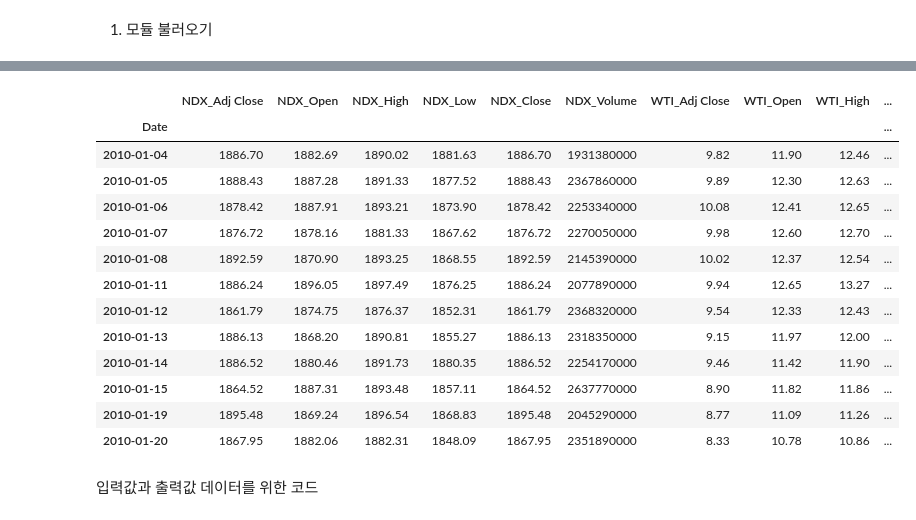
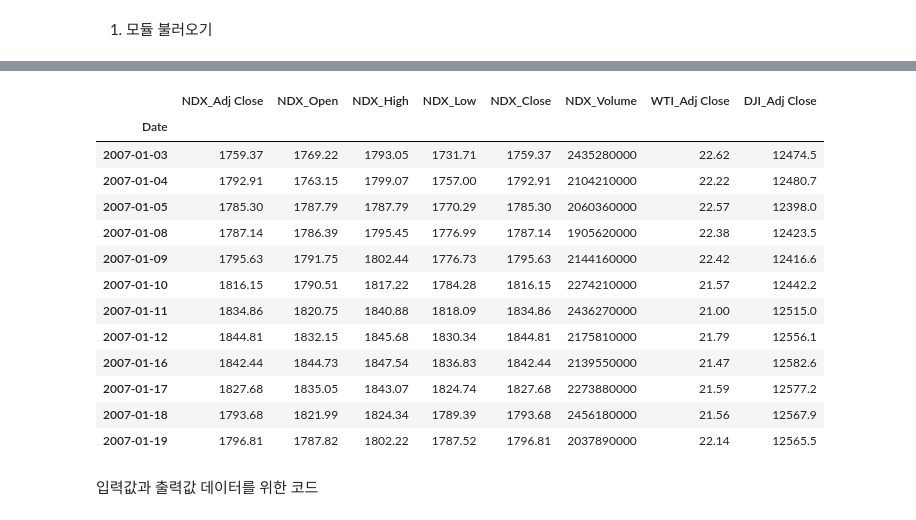
Before and after one commit to blackgreenc/AI, a Jupyter notebook: index_prediction.ipynb, the cells around one changed output, grey strips where cells are left out. Saved outputs shown, nothing was run; the diff lists cells and outputs as text; code cells hidden in the pictures.

```diff
--- a/index_prediction.ipynb
+++ b/index_prediction.ipynb
@@ -28,0 +62,16 @@ Successfully installed lxml-4.6.3 yfinance-0.1.63
+# %%
+# 금값
+DJI  = yf.download('DJI',
+                     start = '2007-01-01',
+                     end = '2021-10-05',
+                     progress = False)
+
+DJI_data = DJI[['Adj Close', 'Open', 'High', 'Low', "Close","Volume"]].round(2)
+DJI_data.rename(columns={'Adj Close':'DJI_Adj Close', 'Open':'DJI_Open', 'High':'DJI_High', 'Low':'DJI_Low', 'Close':'DJI_Close', 'Volume':'DJI_Volume' }, inplace=True)
+
+
+print("There are" + str(DJI_data[:"2007"].shape[0]) + "observations in the training data")
+print("There are" + str(DJI_data[:"2021"].shape[0]) + "observations in the test data")
+
+DJI_data['DJI_Adj Close'].plot()
+DJI_data.head(10)
@@ -29,13 +94,16 @@ Successfully installed lxml-4.6.3 yfinance-0.1.63
 # %%
-#아마존
-#AMZN = yf.download('AMZN',
-#                     start = '2000-01-01',
-#                     end = '2021-1-05',
-#                     progress = False)
-#
-#AMZN_data = AMZN[['Adj Close', 'Open', 'High', 'Low', "Close","Volume"]].round(2)
-#AMZN_data.head(15)
-#
-#print("There are" + str(AMZN_data[:"2000"].shape[0]) + "observations in the training data")
-#print("There are" + str(AMZN_data[:"2021"].shape[0]) + "observations in the training data")
-#AMZN_data['Adj Close'].plot()
+# 기름
+WTI  = yf.download('WTI',
+                     start = '2007-01-01',
+                     end = '2021-10-05',
+                     progress = False)
+
+WTI_data = WTI[['Adj Close', 'Open', 'High', 'Low', "Close","Volume"]].round(2)
+WTI_data.rename(columns={'Adj Close':'WTI_Adj Close', 'Open':'WTI_Open', 'High':'WTI_High', 'Low':'WTI_Low', 'Close':'WTI_Close', 'Volume':'WTI_Volume' }, inplace=True)
+
+
+print("There are" + str(WTI_data[:"2007"].shape[0]) + "observations in the training data")
+print("There are" + str(WTI_data[:"2021"].shape[0]) + "observations in the training data")
+
+WTI_data['WTI_Adj Close'].plot()
+WTI_data.head(10)
@@ -139,21 +126,21 @@ There are2959observations in the training data
 # %%
-all_data = pd.concat([ NDX_data, WTI_data, GOLD_data], axis=1)
+all_data = pd.concat([ NDX_data, WTI_data['WTI_Adj Close'], DJI_data['DJI_Adj Close']], axis=1)
 all_data.head(12)
 # %% [output]
-|  | NDX_Adj Close | NDX_Open | NDX_High | NDX_Low | NDX_Close | NDX_Volume | WTI_Adj Close | WTI_Open | WTI_High | ... |
-| Date |  |  |  |  |  |  |  |  |  | ... |
-| 2010-01-04 | 1886.70 | 1882.69 | 1890.02 | 1881.63 | 1886.70 | 1931380000 | 9.82 | 11.90 | 12.46 | ... |
-| 2010-01-05 | 1888.43 | 1887.28 | 1891.33 | 1877.52 | 1888.43 | 2367860000 | 9.89 | 12.30 | 12.63 | ... |
-| 2010-01-06 | 1878.42 | 1887.91 | 1893.21 | 1873.90 | 1878.42 | 2253340000 | 10.08 | 12.41 | 12.65 | ... |
-| 2010-01-07 | 1876.72 | 1878.16 | 1881.33 | 1867.62 | 1876.72 | 2270050000 | 9.98 | 12.60 | 12.70 | ... |
-| 2010-01-08 | 1892.59 | 1870.90 | 1893.25 | 1868.55 | 1892.59 | 2145390000 | 10.02 | 12.37 | 12.54 | ... |
-| 2010-01-11 | 1886.24 | 1896.05 | 1897.49 | 1876.25 | 1886.24 | 2077890000 | 9.94 | 12.65 | 13.27 | ... |
-| 2010-01-12 | 1861.79 | 1874.75 | 1876.37 | 1852.31 | 1861.79 | 2368320000 | 9.54 | 12.33 | 12.43 | ... |
-| 2010-01-13 | 1886.13 | 1868.20 | 1890.81 | 1855.27 | 1886.13 | 2318350000 | 9.15 | 11.97 | 12.00 | ... |
-| 2010-01-14 | 1886.52 | 1880.46 | 1891.73 | 1880.35 | 1886.52 | 2254170000 | 9.46 | 11.42 | 11.90 | ... |
-| 2010-01-15 | 1864.52 | 1887.31 | 1893.48 | 1857.11 | 1864.52 | 2637770000 | 8.90 | 11.82 | 11.86 | ... |
-| 2010-01-19 | 1895.48 | 1869.24 | 1896.54 | 1868.83 | 1895.48 | 2045290000 | 8.77 | 11.09 | 11.26 | ... |
-| 2010-01-20 | 1867.95 | 1882.06 | 1882.31 | 1848.09 | 1867.95 | 2351890000 | 8.33 | 10.78 | 10.86 | ... |
+|  | NDX_Adj Close | NDX_Open | NDX_High | NDX_Low | NDX_Close | NDX_Volume | WTI_Adj Close | DJI_Adj Close |
+| Date |  |  |  |  |  |  |  |  |
+| 2007-01-03 | 1759.37 | 1769.22 | 1793.05 | 1731.71 | 1759.37 | 2435280000 | 22.62 | 12474.5 |
+| 2007-01-04 | 1792.91 | 1763.15 | 1799.07 | 1757.00 | 1792.91 | 2104210000 | 22.22 | 12480.7 |
+| 2007-01-05 | 1785.30 | 1787.79 | 1787.79 | 1770.29 | 1785.30 | 2060360000 | 22.57 | 12398.0 |
+| 2007-01-08 | 1787.14 | 1786.39 | 1795.45 | 1776.99 | 1787.14 | 1905620000 | 22.38 | 12423.5 |
+| 2007-01-09 | 1795.63 | 1791.75 | 1802.44 | 1776.73 | 1795.63 | 2144160000 | 22.42 | 12416.6 |
+| 2007-01-10 | 1816.15 | 1790.51 | 1817.22 | 1784.28 | 1816.15 | 2274210000 | 21.57 | 12442.2 |
+| 2007-01-11 | 1834.86 | 1820.75 | 1840.88 | 1818.09 | 1834.86 | 2436270000 | 21.00 | 12515.0 |
+| 2007-01-12 | 1844.81 | 1832.15 | 1845.68 | 1830.34 | 1844.81 | 2175810000 | 21.79 | 12556.1 |
+| 2007-01-16 | 1842.44 | 1844.73 | 1847.54 | 1836.83 | 1842.44 | 2139550000 | 21.47 | 12582.6 |
+| 2007-01-17 | 1827.68 | 1835.05 | 1843.07 | 1824.74 | 1827.68 | 2273880000 | 21.59 | 12577.2 |
+| 2007-01-18 | 1793.68 | 1821.99 | 1824.34 | 1789.39 | 1793.68 | 2456180000 | 21.56 | 12567.9 |
+| 2007-01-19 | 1796.81 | 1787.82 | 1802.22 | 1787.52 | 1796.81 | 2037890000 | 22.14 | 12565.5 |
 # %%
 #all_Adj_data = pd.concat([NDX_data['NDX_Adj Close'], GOLD_data['GOLD_Adj Close'],WTI_data['WTI_Adj Close']], axis = 1)
 #all_Adj_data.head()
```
Also changed, not shown: parts of 17 cells of this notebook.
